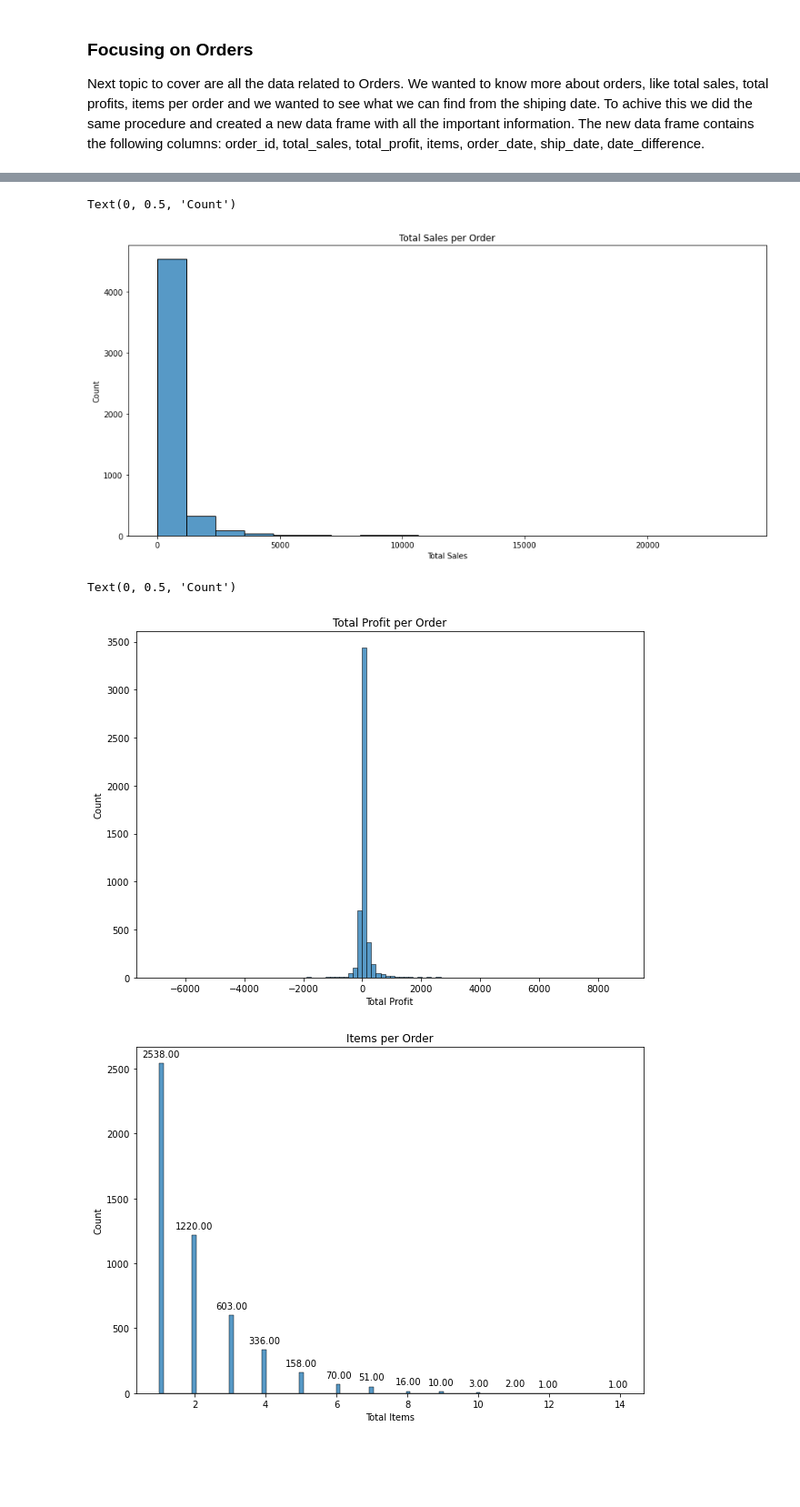
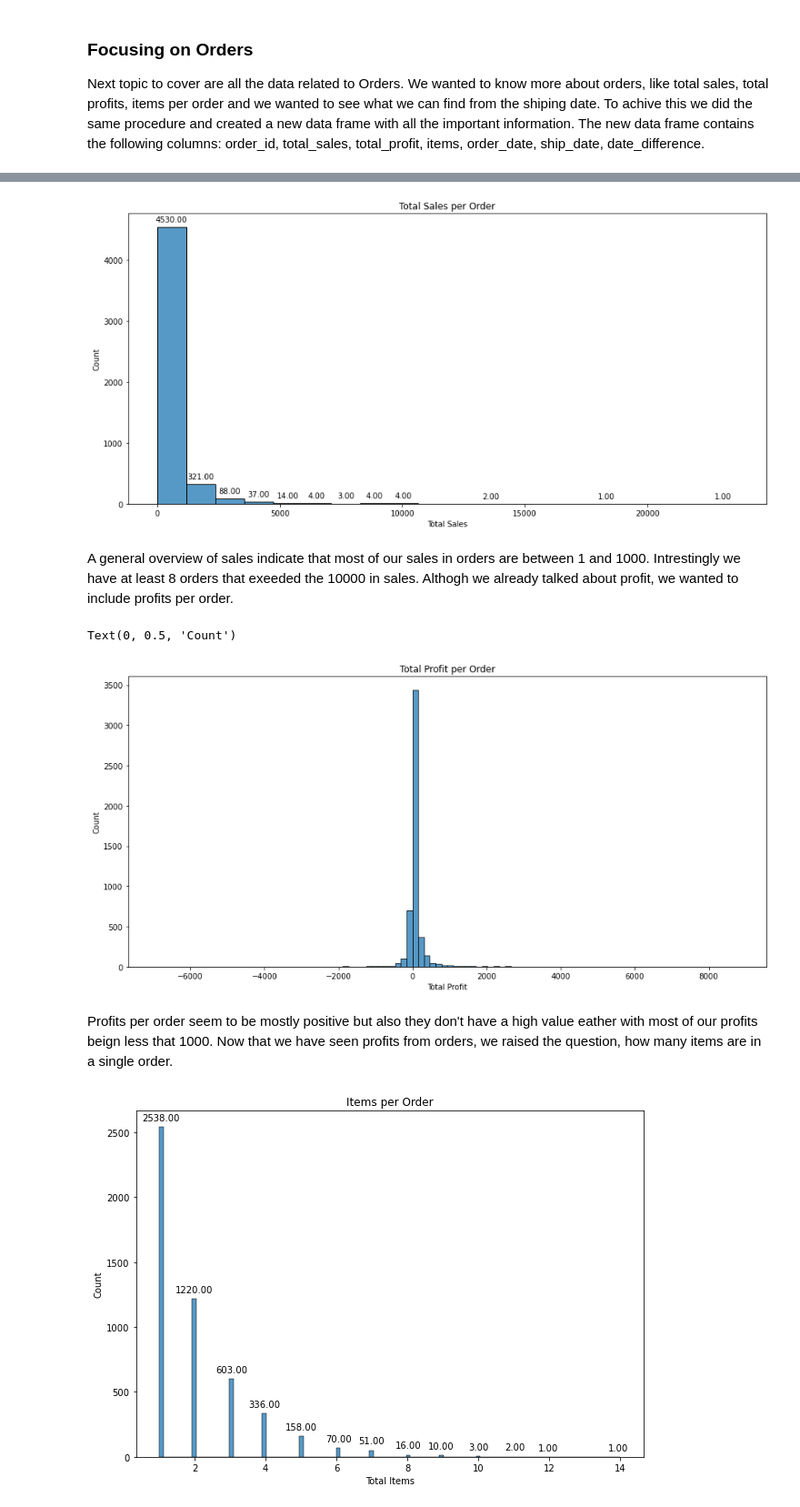
Before and after one commit to juiceHN/d2mpython, a Jupyter notebook: FinalReport.ipynb, the cells around one changed output, grey strips where cells are left out. Shown at 91% size. Saved outputs shown, nothing was run; the diff lists cells and outputs as text; code cells hidden in the pictures; blank space fills up the shorter version.

```diff
--- a/FinalReport.ipynb
+++ b/FinalReport.ipynb
@@ -78,0 +147,13 @@ memory usage: 1.7+ MB
+# %%
+total_profit_state['profit_rate']=100*total_profit_state.total_profit/total_profit_state.total_sales
+total_profit_state
+
+total_profit_state['discount_rate']=100*total_profit_state.total_discount/total_profit_state.total_sales
+total_profit_state
+
+total_profit_state ["Abbrev."]=["AL", 'AZ', 'AR', 'CA', 'CO', 'CT', 'DE', 'DC','FL', 'GA', 'ID', 'IL', 'IN', 'IA', 'KS', 'KY', 'LA', 'ME', 'MD', 'MA', 'MI', 'MN', 'MS', 'MO', 'MT', 'NE', 'NV', 'NH', 'NJ', 'NM', 'NY', 'NC', 'ND', 'OH', 'OK', 'OR', 'PA', 'RI', 'SC', 'SD', 'TN', 'TX', 'UT', 'VT', 'VA', 'WA', 'WV', 'WI', 'WY']
+# %%
+total_profit_state = total_profit_state[['State','Abbrev.', 'total_profit','total_sales','total_discount','profit_rate','discount_rate']]
+
+
+print (total_profit_state.sort_values('profit_rate', ascending = True) )
@@ -78,0 +180,7 @@ memory usage: 1.7+ MB
+# %%
+order = total_profit_state.sort_values('profit_rate')
+
+plt.figure( figsize = (18, 7) )
+chart= sb.barplot(data=order, x='Abbrev.', y='profit_rate')
+plt.figure( figsize = (18, 7) )
+chart= sb.barplot(data=order, x='Abbrev.', y='discount_rate')
@@ -78,0 +192,7 @@ memory usage: 1.7+ MB
+# %%
+regions = []
+for state in order.State:
+    temp = sales.loc[sales['State']==state]
+    regions.append((repr(temp.head(1).Region).split()[1]))
+order["Region"]=regions
+order
@@ -215,18 +876,23 @@ g_ts = sb.histplot(order_data, x=order_data['total_sales'], bins=20)
 g_ts.set_title('Total Sales per Order')
 g_ts.set_xlabel('Total Sales')
 g_ts.set_ylabel('Count')
+values_on_bars(g_ts)
 # %% [output]
-Text(0, 0.5, 'Count')
-[figure, old version]
+[figure, new version]
+# %% [markdown]
+A general overview of sales indicate that most of our sales in orders are between 1 and 1000. Intrestingly we have at least 8 orders that exeeded the 10000 in sales.
+Althogh we already talked about profit, we wanted to include profits per order.
 # %%
-plt.figure( figsize = (10, 7) )
+plt.figure( figsize = (15, 7) )
 g_tp = sb.histplot(order_data, x=order_data['total_profit'], bins = 100)
 g_tp.set_title('Total Profit per Order')
 g_tp.set_xlabel('Total Profit')
 g_tp.set_ylabel('Count')
 # %% [output]
 Text(0, 0.5, 'Count')
-[figure, old version]
+[figure, new version]
+# %% [markdown]
+Profits per order seem to be mostly positive but also they don't have a high value eather with most of our profits beign less that 1000. Now that we have seen profits from orders, we raised the question, how many items are in a single order.
 # %%
 plt.figure( figsize = (10, 7) )
 g_items = sb.histplot(order_data, x=order_data['items'])
```
Also changed, not shown: parts of 92 cells of this notebook.
